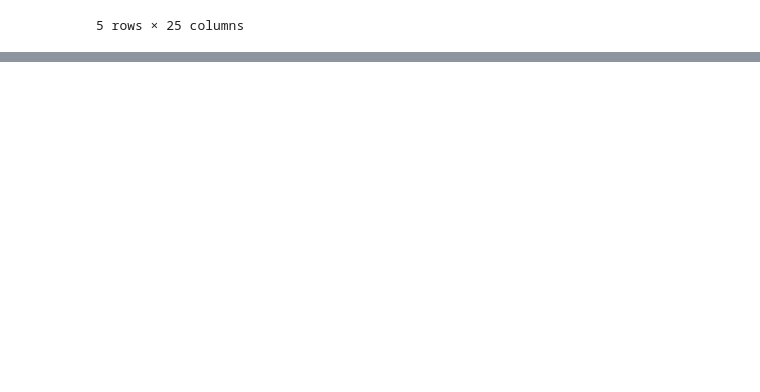
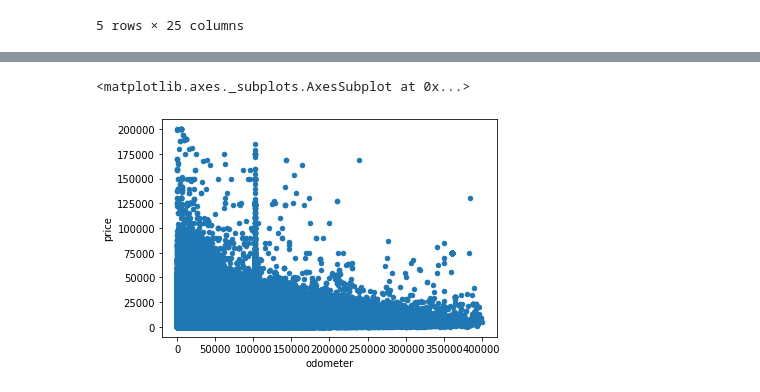
Before and after one commit to fysophia0302/Capstone-Projects-1, a Jupyter notebook: RawDataUsedCar.ipynb, the cells around one changed output, grey strips where cells are left out. Drawn from its saved outputs; the diff is of its cells as text; code cells hidden in the pictures; blank space fills up the shorter version.

```diff
--- a/RawDataUsedCar.ipynb
+++ b/RawDataUsedCar.ipynb
@@ -173,0 +104,8 @@ df.plot.scatter(x='Meter',y='Prices',
+# %%
+#drop the fake max data
+df1=df[df['price']<200000]
+clean_data=df1[df1['odometer']<400000]
+# %%
+#replace the fake min data
+clean_data['price']=clean_data['price'].replace(0,clean_data['price'].median())
+clean_data['odometer']=clean_data['odometer'].replace(0,clean_data['odometer'].median())
@@ -173,0 +123,5 @@ df.plot.scatter(x='Meter',y='Prices',
+# %%
+clean_data.plot(kind='scatter',x='odometer',y='price')
+# %% [output]
+<matplotlib.axes._subplots.AxesSubplot at 0x...>
+[figure, added]
```
Also changed, not shown: parts of 41 cells of this notebook, 1 other file.
